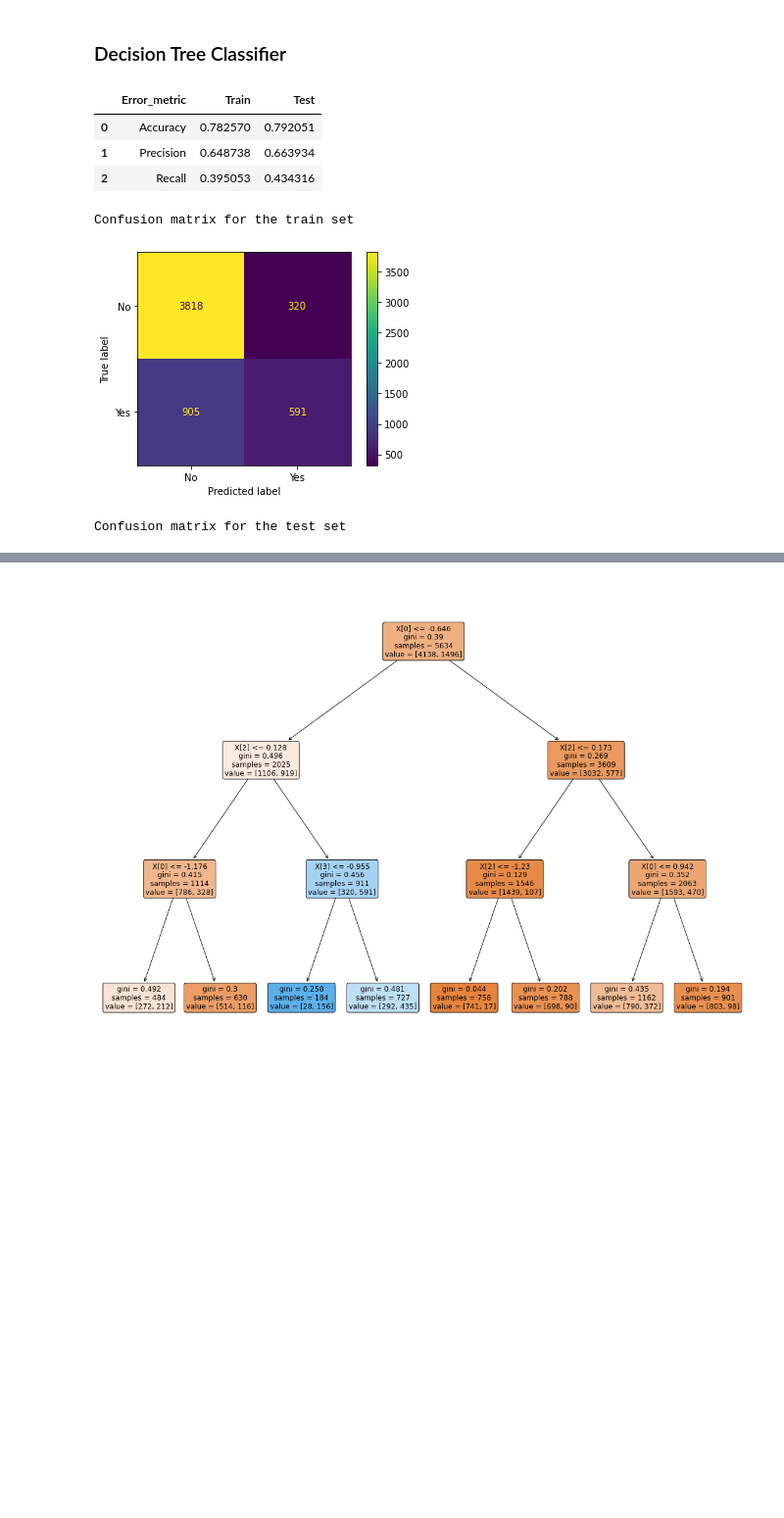
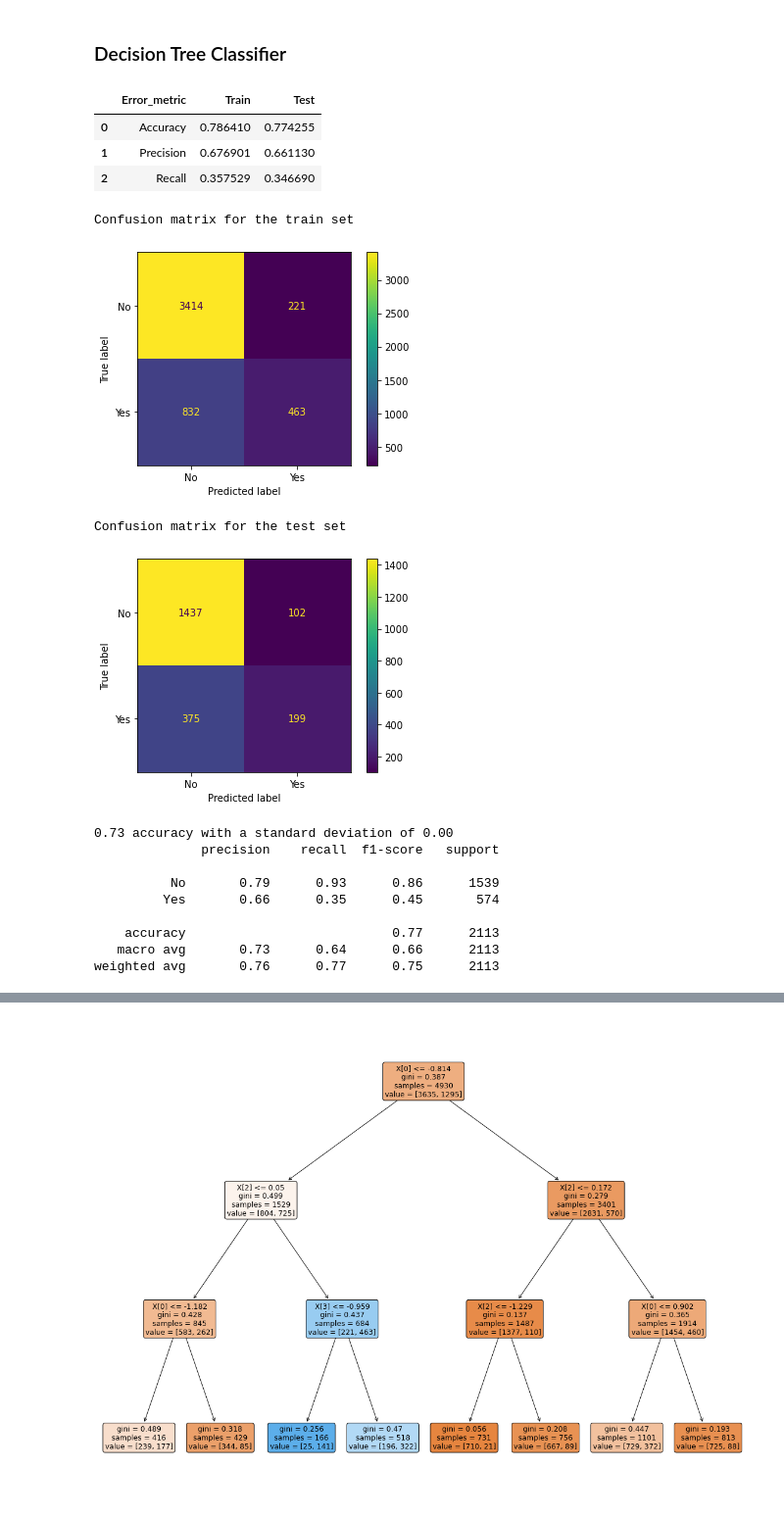
Before and after one commit to IngaEichhorn/IronInga, a Jupyter notebook: Week7_Modeling/Lab_LogisticRegression_Imbalance.ipynb, the cells around one changed output, grey strips where cells are left out. Shown at 98% size. Drawn from its saved outputs; the diff is of its cells as text; code cells hidden in the pictures; blank space fills up the shorter version.

```diff
--- a/Week7_Modeling/Lab_LogisticRegression_Imbalance.ipynb
+++ b/Week7_Modeling/Lab_LogisticRegression_Imbalance.ipynb
@@ -126,4 +137,4 @@ X_scaled=std_scaler.transform(X)
 # %% [markdown]
 #### Train Test Split
 # %%
-X_train, X_test, y_train, y_test=train_test_split(X_scaled, y, test_size=.20, random_state=42)
+X_train, X_test, y_train, y_test=train_test_split(X, y, test_size=.30, random_state=42)
@@ -130,3 +143,7 @@ X_train, X_test, y_train, y_test=train_test_split(X_scaled, y, test_size=.20, ra
+# %%
+std_scaler=StandardScaler().fit(X_train)
+X_train_scaled=std_scaler.transform(X_train)
+X_test_scaled=std_scaler.transform(X_test)
 # %% [markdown]
 ### Logistic Regression
 # %%
@@ -137,12 +154,10 @@ from sklearn.metrics import confusion_matrix, ConfusionMatrixDisplay
 
 log = LogisticRegression()
 
-log.fit(X_train, y_train)
+log.fit(X_train_scaled, y_train)
 
-
-
-y_pred_train_log = log.predict(X_train)
-y_pred_test_log = log.predict(X_test)
+y_pred_train_log = log.predict(X_train_scaled)
+y_pred_test_log = log.predict(X_test_scaled)
 
 
 performance_log = pd.DataFrame({'Error_metric': ['Accuracy','Precision','Recall'],
@@ -182,5 +197,7 @@ disp = ConfusionMatrixDisplay(confusion_matrix=cm,
                               display_labels=log.classes_)
 disp.plot()
 plt.show()
+
+print(classification_report(y_test, y_pred_test_log))
 # %% [output]
 |  | Error_metric | Train | Test |
@@ -198,44 +223,62 @@ from sklearn.tree import DecisionTreeClassifier
 
 dt = DecisionTreeClassifier(max_depth=3)
 
-dt.fit(X_train, y_train)
+dt.fit(X_train_scaled, y_train)
 
-y_pred_train_dt = DecTree.predict(X_train)
-y_pred_test_dt = DecTree.predict(X_test)
+y_pred_train_dt = dt.predict(X_train_scaled)
+y_pred_test_dt = dt.predict(X_test_scaled)
 
 performance_log = pd.DataFrame({'Error_metric': ['Accuracy','Precision','Recall'],
                                'Train': [accuracy_score(y_train, y_pred_train_dt),
                                          precision_score(y_train, y_pred_train_dt, pos_label='Yes'),
                                          recall_score(y_train, y_pred_train_dt, pos_label='Yes')],
                                'Test': [accuracy_score(y_test, y_pred_test_dt),
                                         precision_score(y_test, y_pred_test_dt, pos_label='Yes'),
                                         recall_score(y_test, y_pred_test_dt, pos_label='Yes')]})
 
 
 
 display(performance_log)
 
 print("Confusion matrix for the train set")
 #print(confusion_matrix(y_train,y_pred_train_dt))
 cm = confusion_matrix(y_train, y_pred_train_dt,labels=log.classes_) #new version: confusion_matrix, ConfusionMatrixDisplay
 disp = ConfusionMatrixDisplay(confusion_matrix=cm,
                               display_labels=log.classes_)
 disp.plot()
 plt.show()
 
 print()
 print()
 
 print("Confusion matrix for the test set")
 #print(confusion_matrix(y_test, y_pred_test_dt))
 cm = confusion_matrix(y_test, y_pred_test_dt,labels=log.classes_) #new version: confusion_matrix, ConfusionMatrixDisplay
 disp = ConfusionMatrixDisplay(confusion_matrix=cm,
                               display_labels=log.classes_)
+disp.plot()
+plt.show()
+
+
+scores=dt.score(X_test, y_test)
+print("%0.2f accuracy with a standard deviation of %0.2f" % (scores.mean(), scores.std()))
+
+print(classification_report(y_test, y_pred_test_dt))
 # %% [output]
 |  | Error_metric | Train | Test |
-| 0 | Accuracy | 0.782570 | 0.792051 |
-| 1 | Precision | 0.648738 | 0.663934 |
-| 2 | Recall | 0.395053 | 0.434316 |
+| 0 | Accuracy | 0.786410 | 0.774255 |
+| 1 | Precision | 0.676901 | 0.661130 |
+| 2 | Recall | 0.357529 | 0.346690 |
 Confusion matrix for the train set
-[figure, old version]
+[figure, new version]
 Confusion matrix for the test set
+[figure, added]
+0.73 accuracy with a standard deviation of 0.00
+              precision    recall  f1-score   support
+
+          No       0.79      0.93      0.86      1539
+         Yes       0.66      0.35      0.45       574
+
+    accuracy                           0.77      2113
+   macro avg       0.73      0.64      0.66      2113
+weighted avg       0.76      0.77      0.75      2113
```
Also changed, not shown: parts of 32 cells of this notebook.
